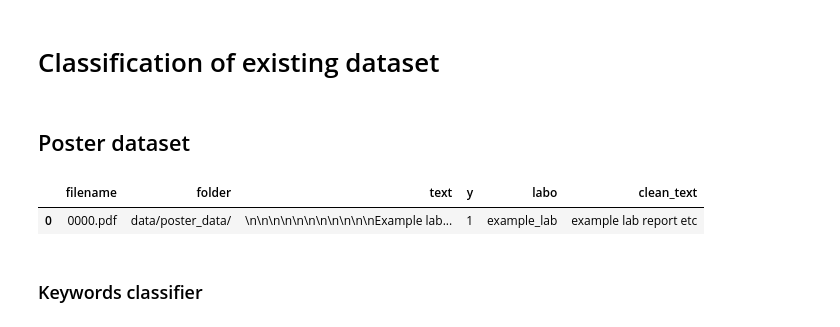
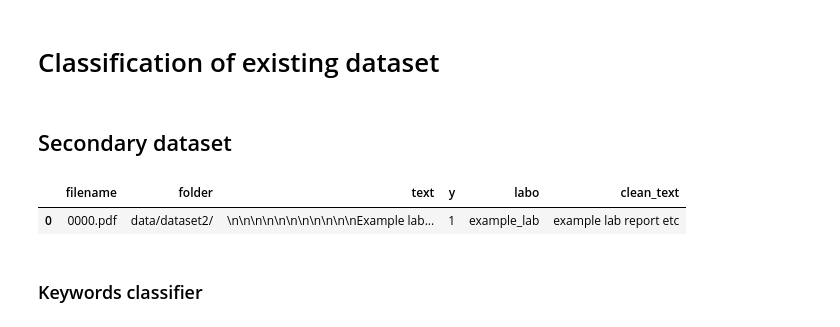
Before and after one commit to daniel-guggenheim/automatic-tumor-detection, a Jupyter notebook: classification_and_results_for_all_models.ipynb, the cells around one changed output. Cells and saved outputs as stored; diff of their text form; code cells hidden in the pictures.

Commit message:
code cleaning

```diff
--- a/classification_and_results_for_all_models.ipynb
+++ b/classification_and_results_for_all_models.ipynb
@@ -31,15 +31,15 @@ result_df.head()
 # %% [markdown]
 # Classification of existing dataset
 # %% [markdown]
-## Poster dataset
+## Secondary dataset
 # %%
-df_poster_path = 'data/data_preprocessed/clean_poster_data.p'
+df2_path = 'data/data_preprocessed/clean_dataset2.p'
 # %%
-df_poster = load_pickle(df_poster_path)
-df_poster.head(1)
+df2 = load_pickle(df2_path)
+df2.head(1)
 # %% [output]
 |  | filename | folder | text | y | labo | clean_text |
-| 0 | 0000.pdf | data/poster_data/ | \n\n\n\n\n\n\n\n\n\n\nExample lab... | 1 | example_lab | example lab report etc |
+| 0 | 0000.pdf | data/dataset2/ | \n\n\n\n\n\n\n\n\n\n\nExample lab... | 1 | example_lab | example lab report etc |
 # %% [markdown]
 ### Keywords classifier
 # %%
```
Also changed, not shown: parts of 7 cells of this notebook, 7 other files.
